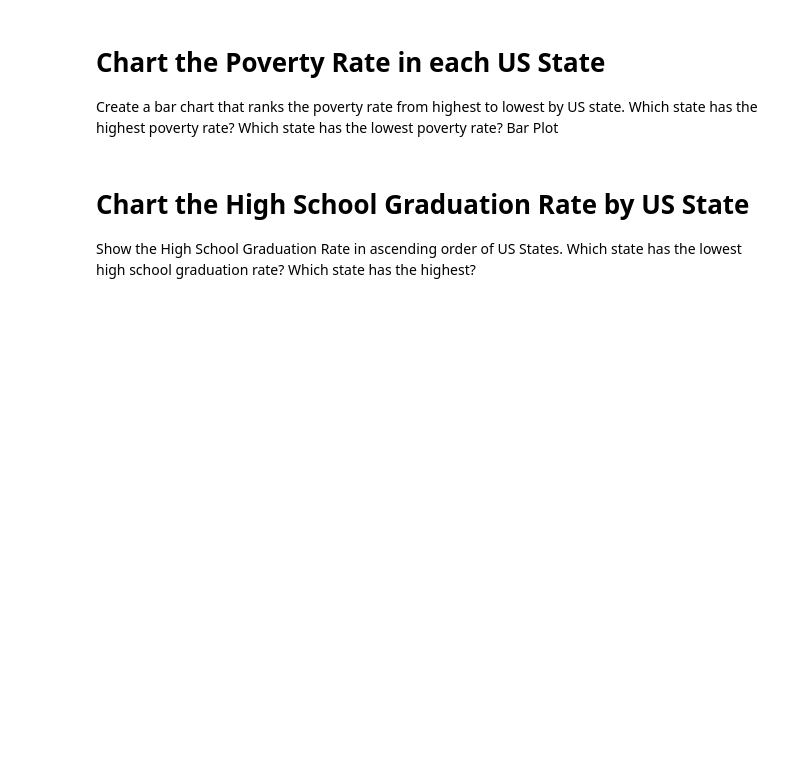
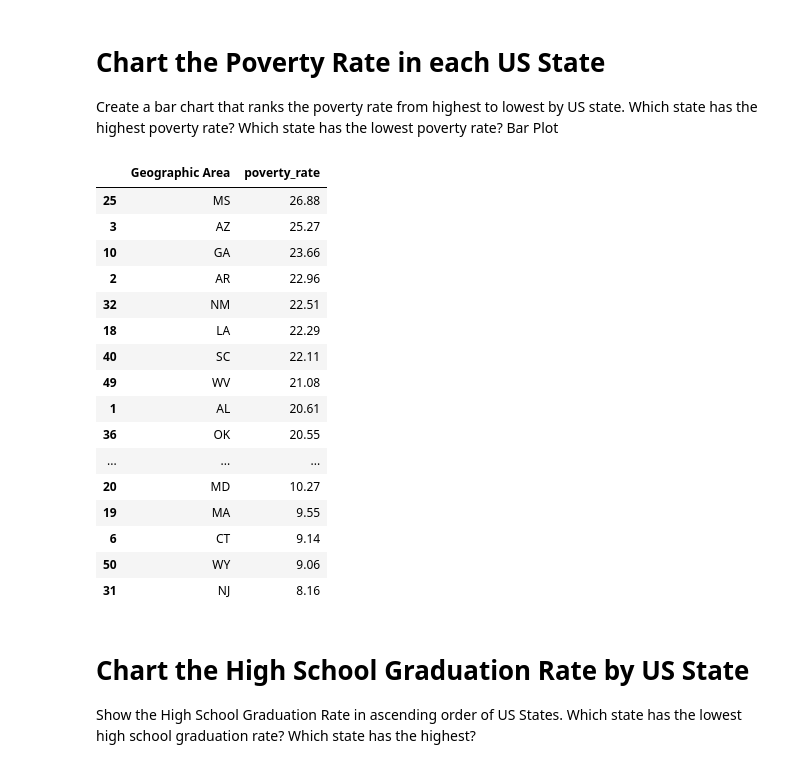
Before and after one commit to chgwyellow/Death-involving-Police-in-the-USA, a Jupyter notebook: Fatal_Force.ipynb, the cells around one changed output. Drawn from its saved outputs; the diff is of its cells as text; code cells hidden in the pictures; blank space fills up the shorter version.

```diff
--- a/Fatal_Force.ipynb
+++ b/Fatal_Force.ipynb
@@ -99,3 +99,27 @@ np.False_
 # Chart the Poverty Rate in each US State
 
 Create a bar chart that ranks the poverty rate from highest to lowest by US state. Which state has the highest poverty rate? Which state has the lowest poverty rate?  Bar Plot
+# %%
+df_pct_poverty["poverty_rate"] = df_pct_poverty.poverty_rate.replace("-", 0) # replace the "-" data to 0
+df_pct_poverty.poverty_rate = pd.to_numeric(df_pct_poverty.poverty_rate) # Turn the poverty_rate to numeric type
+df_poverty_rate = df_pct_poverty.groupby("Geographic Area").agg({"poverty_rate": pd.Series.mean}).reset_index()
+df_poverty_rate = df_poverty_rate.sort_values(by="poverty_rate", ascending=False)
+df_poverty_rate
+# %% [output]
+|  | Geographic Area | poverty_rate |
+| 25 | MS | 26.88 |
+| 3 | AZ | 25.27 |
+| 10 | GA | 23.66 |
+| 2 | AR | 22.96 |
+| 32 | NM | 22.51 |
+| 18 | LA | 22.29 |
+| 40 | SC | 22.11 |
+| 49 | WV | 21.08 |
+| 1 | AL | 20.61 |
+| 36 | OK | 20.55 |
+| ... | ... | ... |
+| 20 | MD | 10.27 |
+| 19 | MA | 9.55 |
+| 6 | CT | 9.14 |
+| 50 | WY | 9.06 |
+| 31 | NJ | 8.16 |
```
Also changed, not shown: parts of 1 cell of this notebook.
